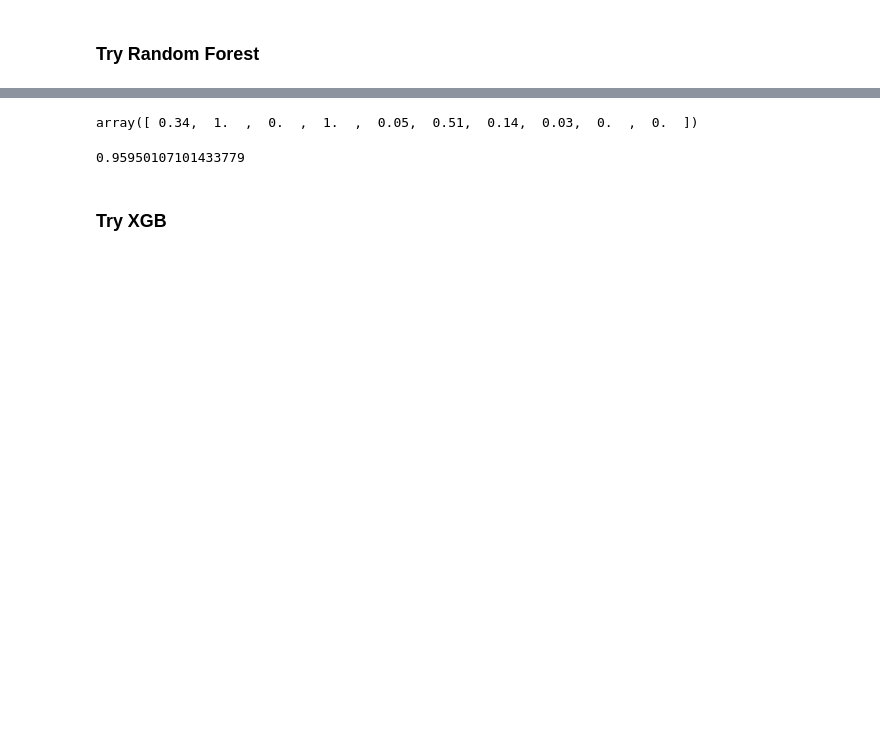
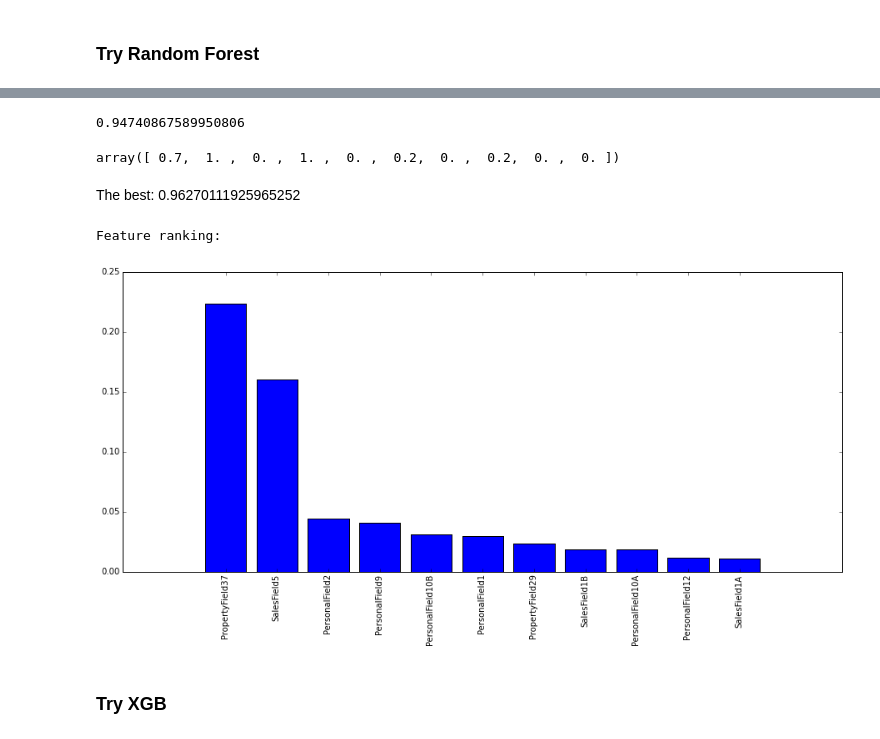
Before and after one commit to sergeyshilin/kaggle, a Jupyter notebook: homesite/Homesite.ipynb, the cells around one changed output, grey strips where cells are left out. Drawn from its saved outputs; the diff is of its cells as text; code cells hidden in the pictures; blank space fills up the shorter version.

```diff
--- a/homesite/Homesite.ipynb
+++ b/homesite/Homesite.ipynb
@@ -59,14 +59,14 @@ for f in test.columns:
 ### Try Random Forest
 # %%
 from sklearn.cross_validation import train_test_split
-x_tr, x_cv, y_tr, y_cv = train_test_split(train[test.columns], train.QuoteConversion_Flag, test_size = 0.05,  random_state = 42)
+x_tr, x_cv, y_tr, y_cv = train_test_split(train[test.columns], train.QuoteConversion_Flag, test_size = 0.01,  random_state = 42)
 # %%
 %%time
 from sklearn.ensemble import RandomForestRegressor
 from sklearn.metrics import roc_auc_score
 
 rf = RandomForestRegressor(
-    n_estimators=100,
+    n_estimators=10,
     n_jobs=3,
     random_state=42,
     oob_score=True
@@ -77,9 +77,11 @@ Wall time: 15min 33s
+# %%
+pred_RF = rf.predict(x_cv)
+roc_auc_score(y_cv, pred_RF)
+# %% [output]
+0.94740867589950806
 # %%
 pred_RF[:10]
 # %% [output]
-array([ 0.34,  1.  ,  0.  ,  1.  ,  0.05,  0.51,  0.14,  0.03,  0.  ,  0.  ])
+array([ 0.7,  1. ,  0. ,  1. ,  0. ,  0.2,  0. ,  0.2,  0. ,  0. ])
-# %%
-pred_RF = rf.predict(x_cv)
-roc_auc_score(y_cv, pred_RF)
-# %% [output]
-0.95950107101433779
+# %% [markdown]
+The best: 0.96270111925965252
@@ -86,3 +93,25 @@ roc_auc_score(y_cv, pred_RF)
+# %%
+# Show feature importances
+importances = rf.feature_importances_
+low_value = 0.010
+# std = np.std([tree.feature_importances_ for tree in clf.estimators_], axis=0)
+indices = np.argsort(importances)[::-1]
+inds = [i for i in indices if importances[i] > low_value]
+
+print("Feature ranking:")
+
+labels = [list(test.columns)[i] for i in indices.tolist() if importances[i] > low_value]
+x = scipy.array(xrange(len(inds)))
+y = scipy.array(importances[inds])
+f = plt.figure(figsize=(12,5))
+ax = f.add_axes([1, 1, 1, 1])
+ax.bar(x, y, align='center')
+ax.set_xticks(x)
+ax.set_xticklabels(labels, rotation=90)
+f.show()
+# %% [output]
+Feature ranking:
+[figure, added]
 # %% [markdown]
 ### Try XGB
 # %%
```
Also changed, not shown: parts of 5 cells of this notebook, 2 other files.
